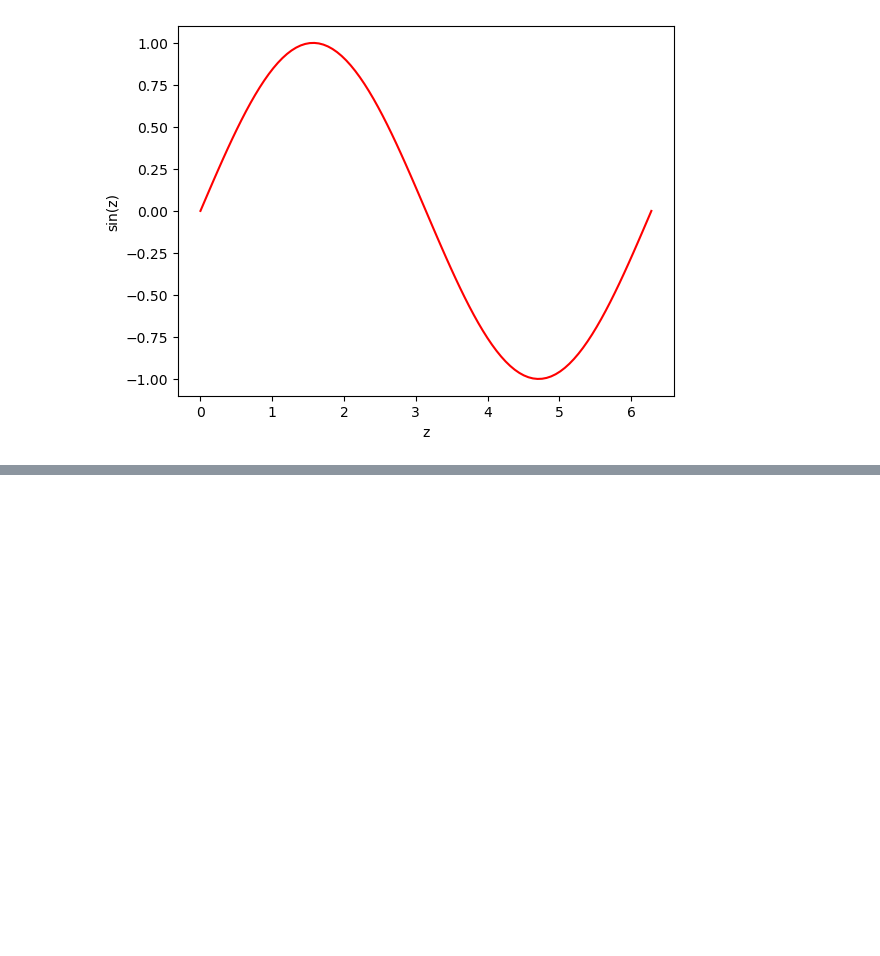
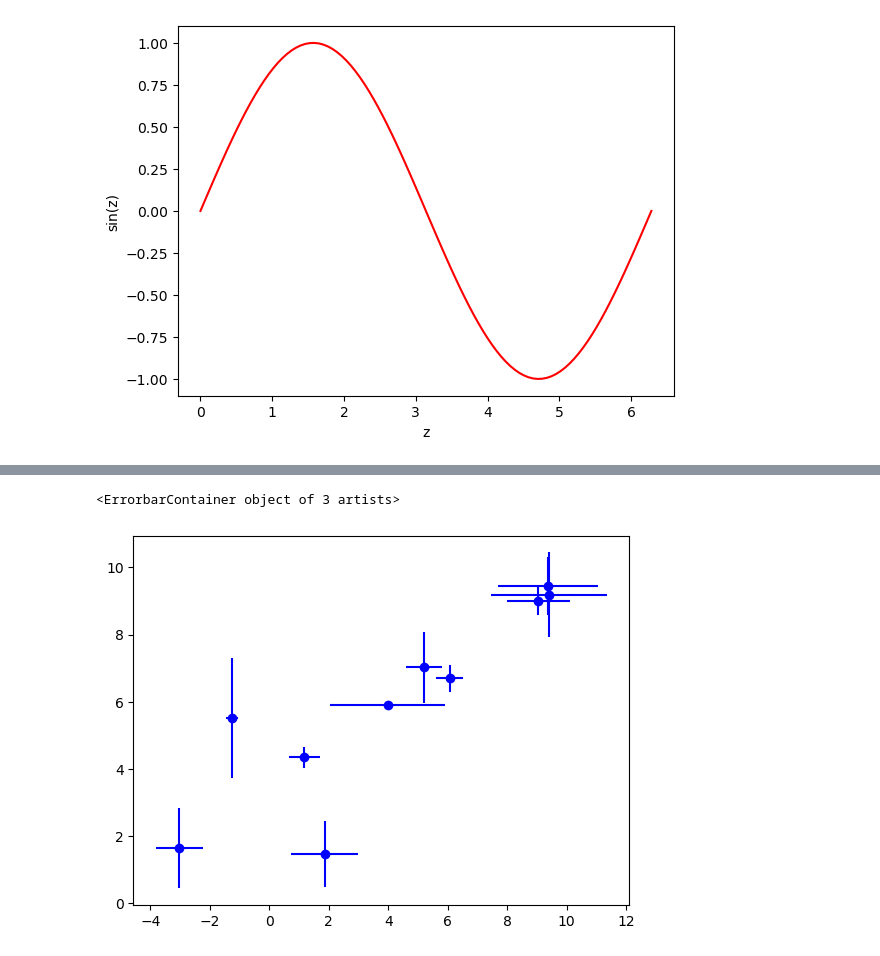
Before and after one commit to pdobbins23/astr-19, a Jupyter notebook: my_first_jupyter_notebook.ipynb, the cells around one changed output, grey strips where cells are left out. Drawn from its saved outputs; the diff is of its cells as text; code cells hidden in the pictures; blank space fills up the shorter version.

```diff
--- a/my_first_jupyter_notebook.ipynb
+++ b/my_first_jupyter_notebook.ipynb
@@ -16,0 +28,11 @@ Text(0, 0.5, 'sin(z)')
+# %%
+x = np.arange(10) + 2*np.random.randn(10)
+y = np.arange(10) + 2*np.random.randn(10)
+
+xerr = 2*np.random.random(10)
+yerr = 2*np.random.random(10)
+
+plt.errorbar(x, y, xerr=xerr, yerr=yerr, fmt="bo")
+# %% [output]
+<ErrorbarContainer object of 3 artists>
+[figure, added]
```
Also changed, not shown: parts of 1 cell of this notebook, 5 other files.
